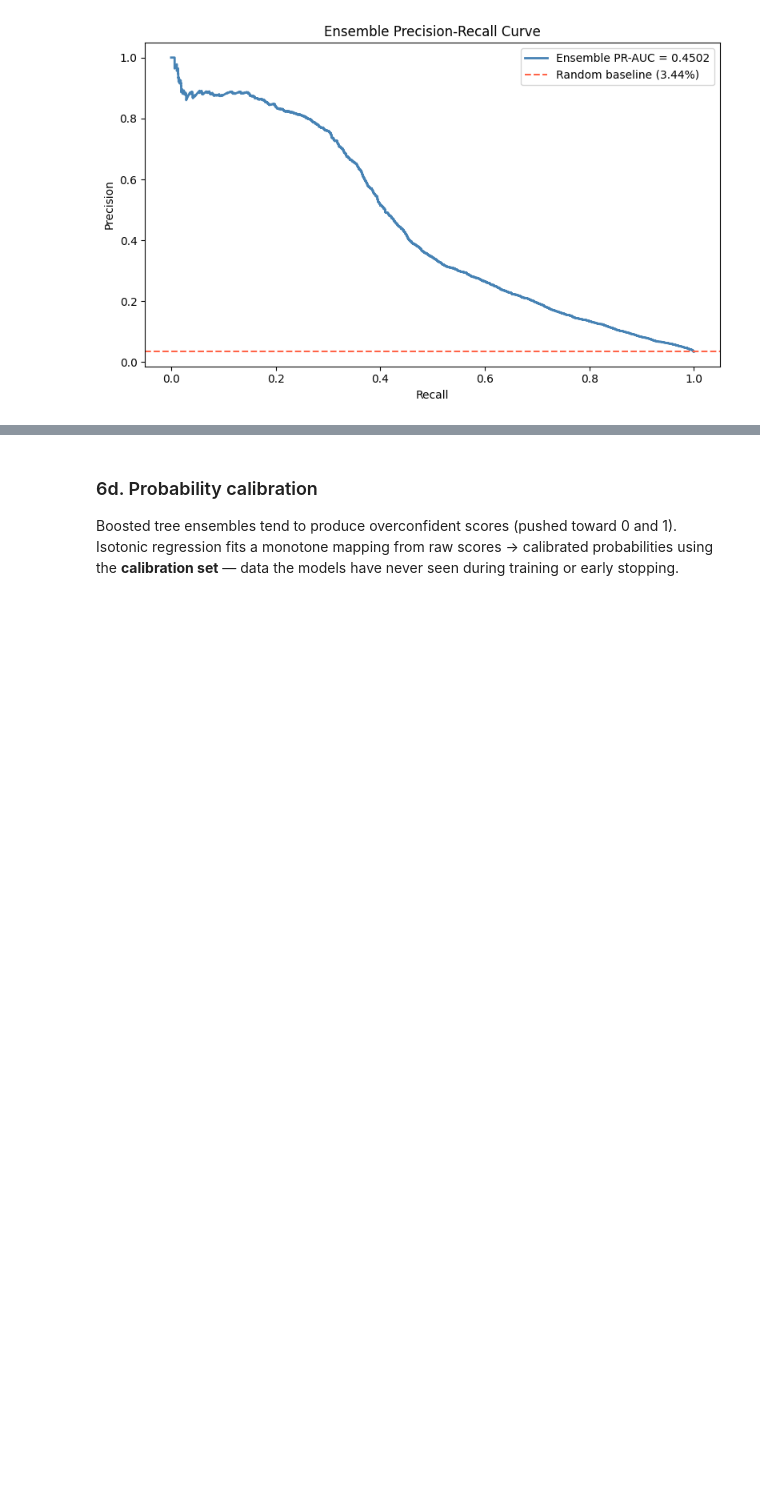
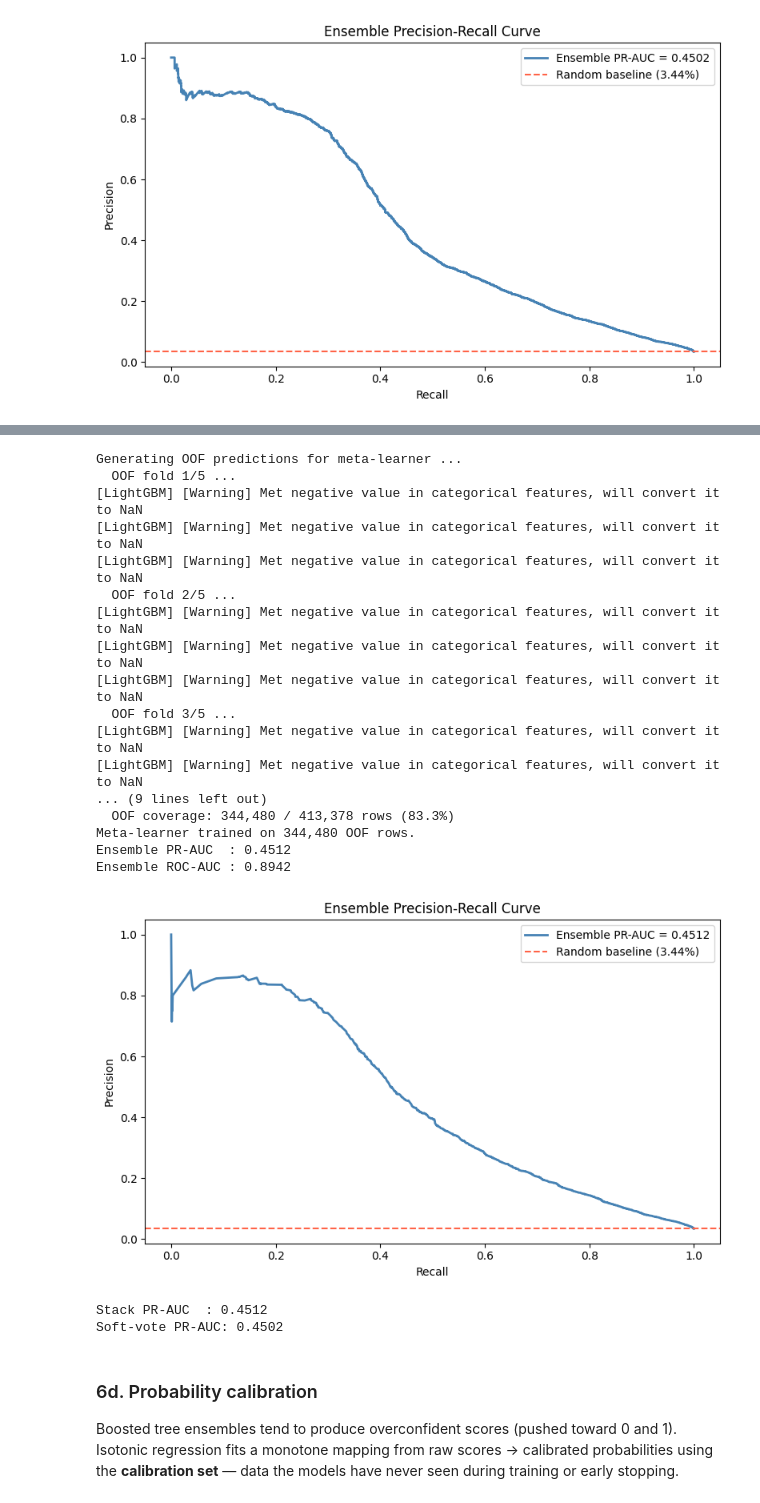
Before and after one commit to Rohit140595/fraud-detection, a Jupyter notebook: notebooks/model_training.ipynb, the cells around one changed output, grey strips where cells are left out. Saved outputs shown, nothing was run; the diff lists cells and outputs as text; code cells hidden in the pictures; blank space fills up the shorter version.

```diff
--- a/notebooks/model_training.ipynb
+++ b/notebooks/model_training.ipynb
@@ -273,3 +275,42 @@ Ensemble ROC-AUC : 0.8899
+# %%
+print('Generating OOF predictions for meta-learner ...')
+oof_df, y_oof = generate_oof_predictions(
+    all_best_params, X_train_enc, y_train, cat_cols,
+    n_splits=cfg['tuning']['n_cv_splits'],
+)
+
+meta_learner = train_meta_learner(oof_df, y_oof)
+
+# Evaluate stacked model on test set (before calibration)
+stack_metrics = evaluate_ensemble(
+    ensemble_models, X_test_enc, y_test,
+    threshold=cfg['ensemble']['threshold'],
+    plot=True,
+    meta_learner=meta_learner,
+)
+print(f'\nStack PR-AUC  : {stack_metrics["pr_auc"]:.4f}')
+print(f'Soft-vote PR-AUC: {ensemble_metrics["pr_auc"]:.4f}')
+# %% [output]
+Generating OOF predictions for meta-learner ...
+  OOF fold 1/5 ...
+[LightGBM] [Warning] Met negative value in categorical features, will convert it to NaN
+[LightGBM] [Warning] Met negative value in categorical features, will convert it to NaN
+[LightGBM] [Warning] Met negative value in categorical features, will convert it to NaN
+  OOF fold 2/5 ...
+[LightGBM] [Warning] Met negative value in categorical features, will convert it to NaN
+[LightGBM] [Warning] Met negative value in categorical features, will convert it to NaN
+[LightGBM] [Warning] Met negative value in categorical features, will convert it to NaN
+  OOF fold 3/5 ...
+[LightGBM] [Warning] Met negative value in categorical features, will convert it to NaN
+[LightGBM] [Warning] Met negative value in categorical features, will convert it to NaN
+... (9 lines left out)
+  OOF coverage: 344,480 / 413,378 rows (83.3%)
+Meta-learner trained on 344,480 OOF rows.
+Ensemble PR-AUC  : 0.4512
+Ensemble ROC-AUC : 0.8942
+[figure, added]
+Stack PR-AUC  : 0.4512
+Soft-vote PR-AUC: 0.4502
 # %% [markdown]
 ### 6d. Probability calibration
 
```
Also changed, not shown: parts of 19 cells of this notebook, 4 other files.
